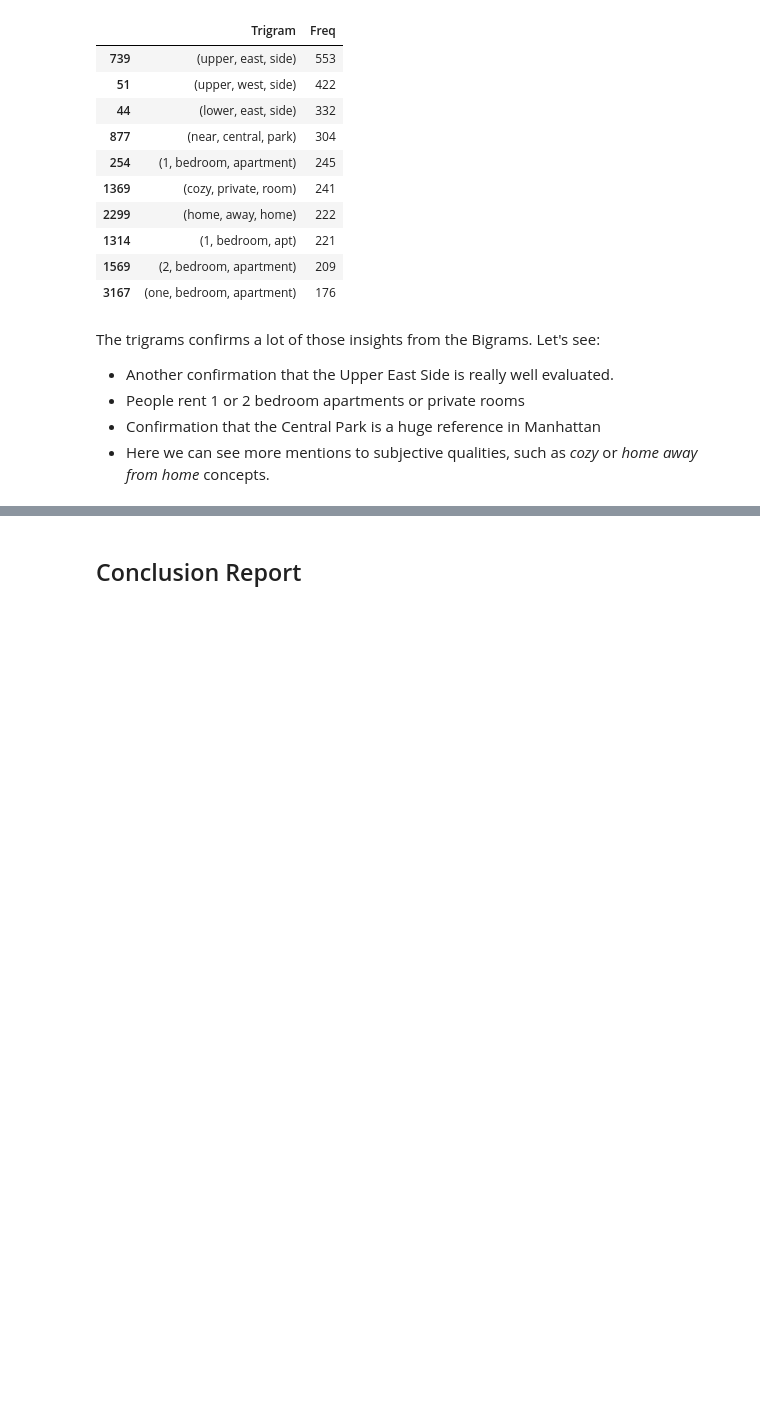
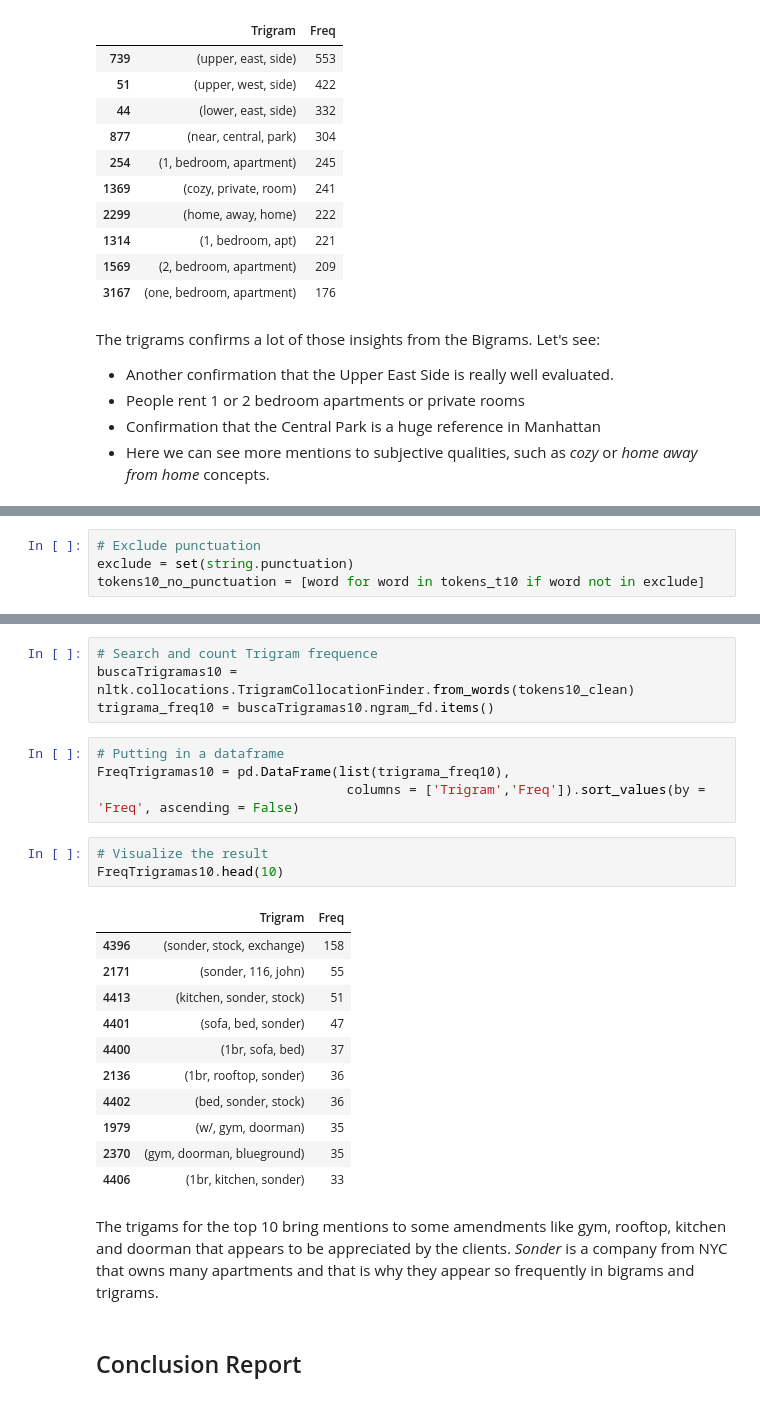
Before and after one commit to gurezende/NYC-Airbnb, a Jupyter notebook: New York Airbnb Dataset Viz.ipynb, the cells around one changed output, grey strips where cells are left out. Drawn from its saved outputs; the diff is of its cells as text; blank space fills up the shorter version.

```diff
--- a/New York Airbnb Dataset Viz.ipynb
+++ b/New York Airbnb Dataset Viz.ipynb
@@ -498,0 +521,4 @@ The trigrams confirms a lot of those insights from the Bigrams. Let's see:
+# %%
+# Exclude punctuation
+exclude = set(string.punctuation)
+tokens10_no_punctuation = [word for word in tokens_t10 if word not in exclude]
@@ -499,3 +557,28 @@ The trigrams confirms a lot of those insights from the Bigrams. Let's see:
+# %%
+# Search and count Trigram frequence
+buscaTrigramas10 = nltk.collocations.TrigramCollocationFinder.from_words(tokens10_clean)
+trigrama_freq10 = buscaTrigramas10.ngram_fd.items()
+# %%
+# Putting in a dataframe
+FreqTrigramas10 = pd.DataFrame(list(trigrama_freq10),
+                                columns = ['Trigram','Freq']).sort_values(by = 'Freq', ascending = False)
+# %%
+# Visualize the result
+FreqTrigramas10.head(10)
+# %% [output]
+|  | Trigram | Freq |
+| 4396 | (sonder, stock, exchange) | 158 |
+| 2171 | (sonder, 116, john) | 55 |
+| 4413 | (kitchen, sonder, stock) | 51 |
+| 4401 | (sofa, bed, sonder) | 47 |
+| 4400 | (1br, sofa, bed) | 37 |
+| 2136 | (1br, rooftop, sonder) | 36 |
+| 4402 | (bed, sonder, stock) | 36 |
+| 1979 | (w/, gym, doorman) | 35 |
+| 2370 | (gym, doorman, blueground) | 35 |
+| 4406 | (1br, kitchen, sonder) | 33 |
+# %% [markdown]
+The trigams for the top 10 bring mentions to some amendments like gym, rooftop, kitchen and doorman that appears to be appreciated by the clients. *Sonder* is a company from NYC that owns many apartments and that is why they appear so frequently in bigrams and trigrams.
 # %% [markdown]
 ## Conclusion Report
 # %% [markdown]
```
Also changed, not shown: parts of 11 cells of this notebook.
